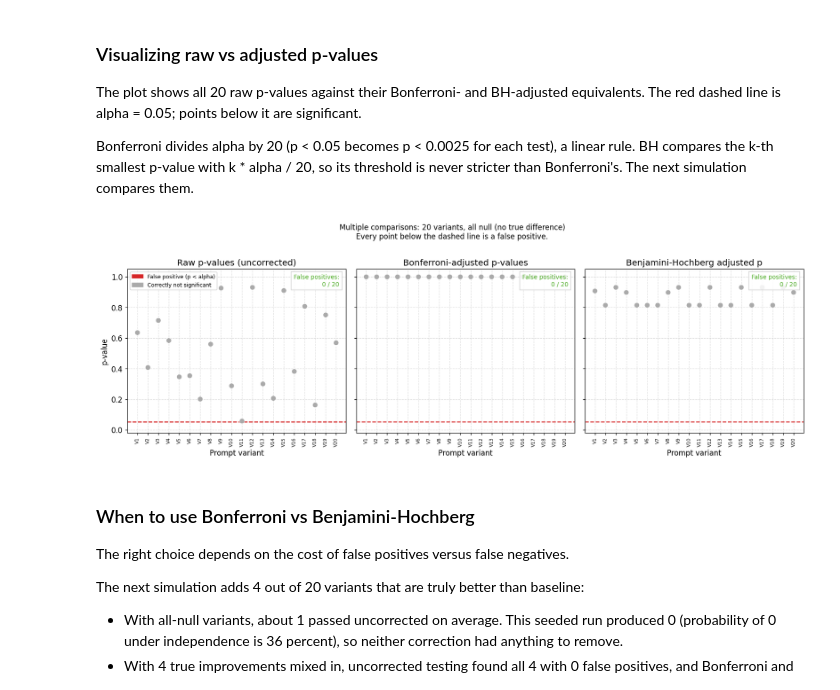
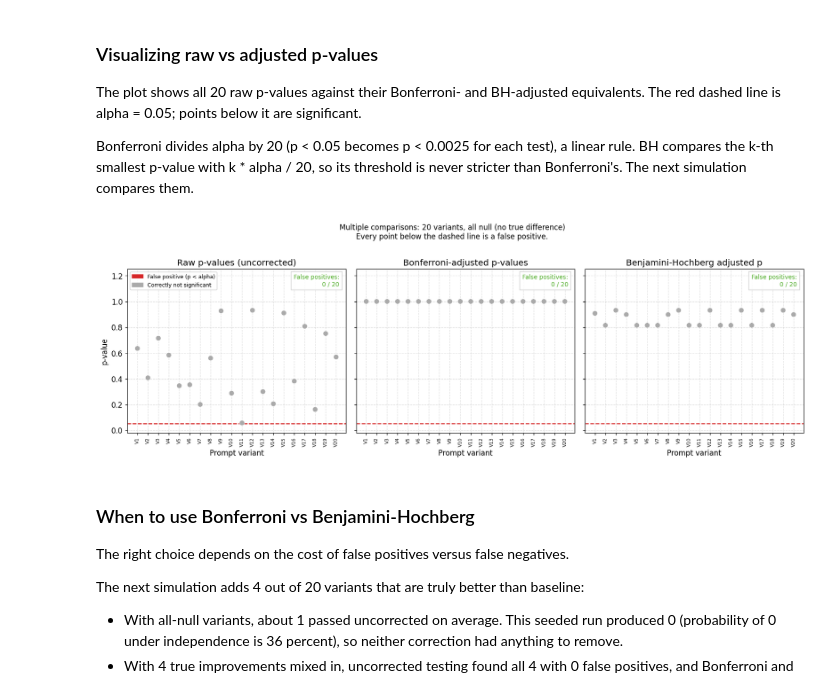
Before and after one commit to RudrenduPaul/statistical-testing-for-llm-evaluations, a Jupyter notebook: notebooks/02-hypothesis-testing-llm-metrics.ipynb, the cells around one changed output. Saved outputs shown, nothing was run; the diff lists cells and outputs as text; code cells hidden in the pictures.

```diff
--- a/notebooks/02-hypothesis-testing-llm-metrics.ipynb
+++ b/notebooks/02-hypothesis-testing-llm-metrics.ipynb
@@ -656,7 +654,8 @@ for i, n in enumerate(sample_sizes):
         f't-test:  p={p_t:.3f} [{verdict_t}]\nMann-W: p={p_mw:.3f} [{verdict_mw}]\nSW normality: {normal_str}',
         transform=ax.transAxes, fontsize=8.5, va='top',
         bbox=dict(facecolor='white', alpha=0.85, edgecolor='#cccccc'))
-    ax.legend(fontsize=8)
+    ax.set_ylim(top=ax.get_ylim()[1] * 1.3)
+    ax.legend(fontsize=8, loc='upper right')
 
 plt.suptitle('t-test vs Mann-Whitney U at three sample sizes\n(subsamples of the same paired dataset, analyzed as independent groups)', fontsize=12, y=1.01)
 plt.tight_layout()
@@ -980,38 +979,38 @@ for ax, (pvals, rejects, title, color) in zip(axes, datasets):
         ax.set_ylabel('p-value')
     ax.set_xticks(x)
     ax.set_xticklabels(variant_labels, rotation=90, fontsize=7)
-    ax.set_ylim(-0.02, 1.05)
+    ax.set_ylim(-0.02, 1.25)
 
     n_false_pos = np.sum(rejects)
     ax.text(0.97, 0.97,
         f'False positives:\n{n_false_pos} / {N_VARIANTS}',
         transform=ax.transAxes, ha='right', va='top', fontsize=9,
         color=C_RED if n_false_pos > 0 else C_GREEN,
         bbox=dict(facecolor='white', alpha=0.85, edgecolor='#cccccc'))
 
 axes[0].axhline(ALPHA, color=C_RED, linewidth=1.5, linestyle='--')
 
 # Legend handles
 fp_patch  = mpatches.Patch(color=C_RED,  label='False positive (p < alpha)')
 ok_patch  = mpatches.Patch(color=C_GRAY, label='Correctly not significant')
 axes[0].legend(handles=[fp_patch, ok_patch], fontsize=8, loc='upper left')
 
 plt.suptitle(
     f'Multiple comparisons: {N_VARIANTS} variants, all null (no true difference)\n'
     'Every point below the dashed line is a false positive.',
     fontsize=11, y=1.01
 )
 plt.tight_layout()
 plt.show()
 # WHAT THIS SHOWS:
 # Panel 1 (raw): about 1 variant would be expected to fall below alpha with 20 independent
 # nulls. In this seeded run none does (the smallest raw p-value is about 0.057).
 # Panel 2 (Bonferroni): all points shift upward (p-values inflate by factor of 20).
 # All fall above alpha. Zero false positives.
 # Panel 3 (BH): similar result for the all-null case. The difference between
 # Bonferroni and BH appears in the next simulation, where some variants ARE better.
 # %% [output]
-[figure, old version]
+[figure, new version]
 # %% [markdown]
 ### When to use Bonferroni vs Benjamini-Hochberg
 
```
Also changed, not shown: parts of 6 cells of this notebook, 3 other files.
